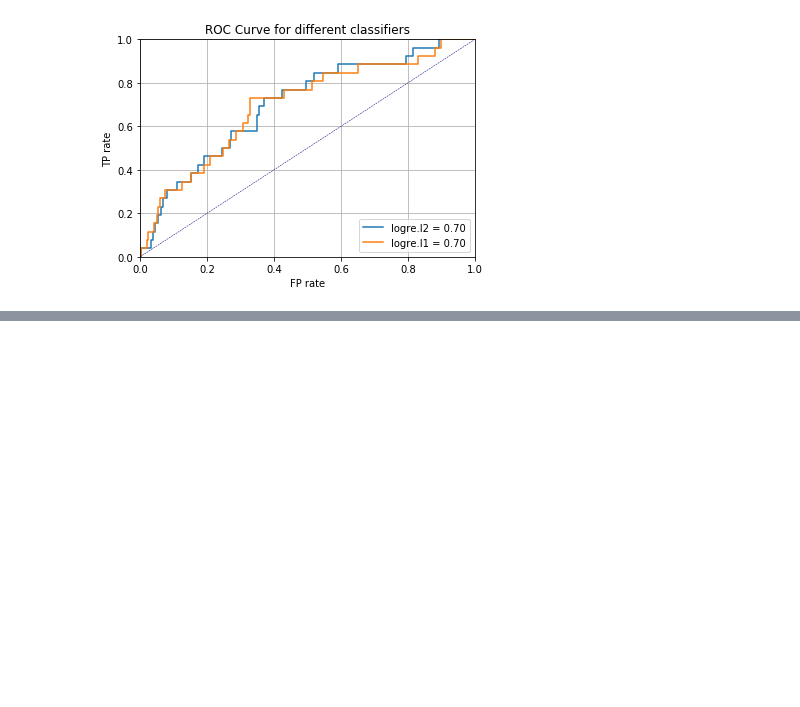
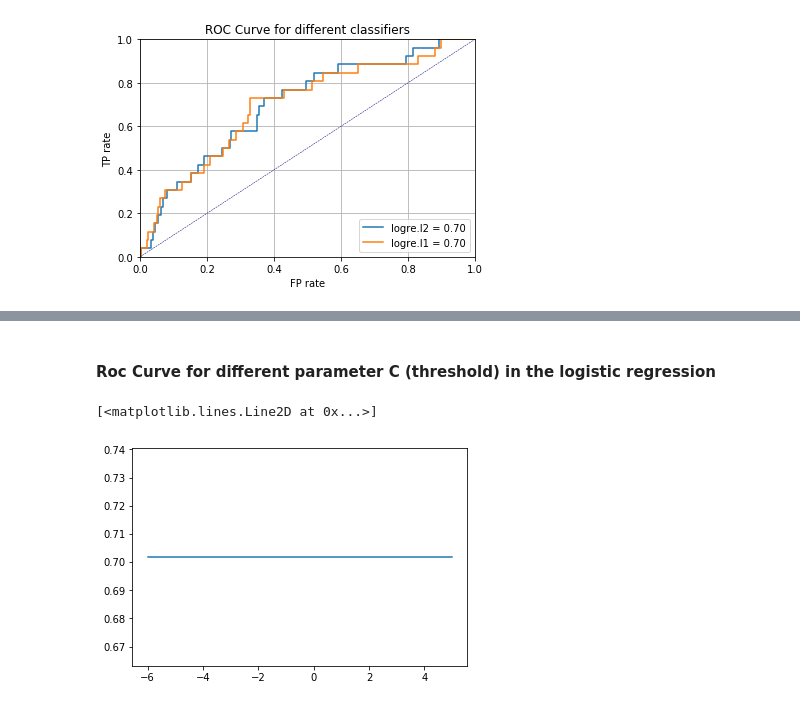
Before and after one commit to safwatmohamed/mythesis, a Jupyter notebook: initialAnalysis.ipynb, the cells around one changed output, grey strips where cells are left out. Cells and saved outputs as stored; diff of their text form; code cells hidden in the pictures; blank space fills up the shorter version.

```diff
--- a/initialAnalysis.ipynb
+++ b/initialAnalysis.ipynb
@@ -243,0 +350,16 @@ plot_regularization(X_train, X_train.columns)
+# %% [markdown]
+#### Roc Curve for different parameter C (threshold) in the logistic regression
+# %%
+a, par = [], []
+for c in np.arange(-6, 6):
+    lr = LogisticRegression(solver='lbfgs', penalty='l2', C=10.**c, random_state=1)
+    lr.fit(X_train, y_train)
+    y_proba_l2 = lr_rigid.predict_proba(X_test)[:, 1]
+    fpr_l2, tpr_l2, threshold_l2 = metrics.roc_curve(y_test, y_proba_l2)
+    auc = metrics.auc(fpr_l2, tpr_l2)
+    a.append(auc)
+    par.append(c)
+plt.plot(par, a)
+# %% [output]
+[<matplotlib.lines.Line2D at 0x...>]
+[figure, added]
```
Also changed, not shown: parts of 32 cells of this notebook.
